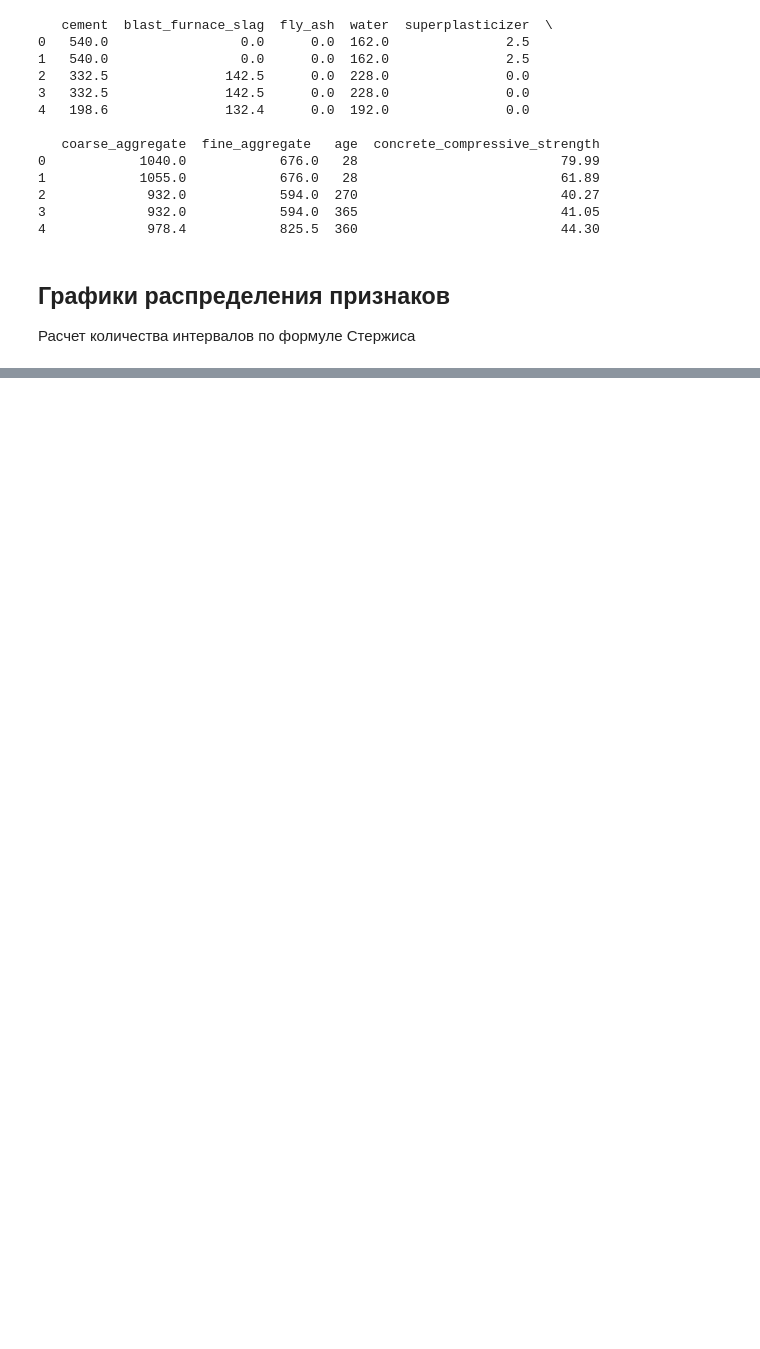
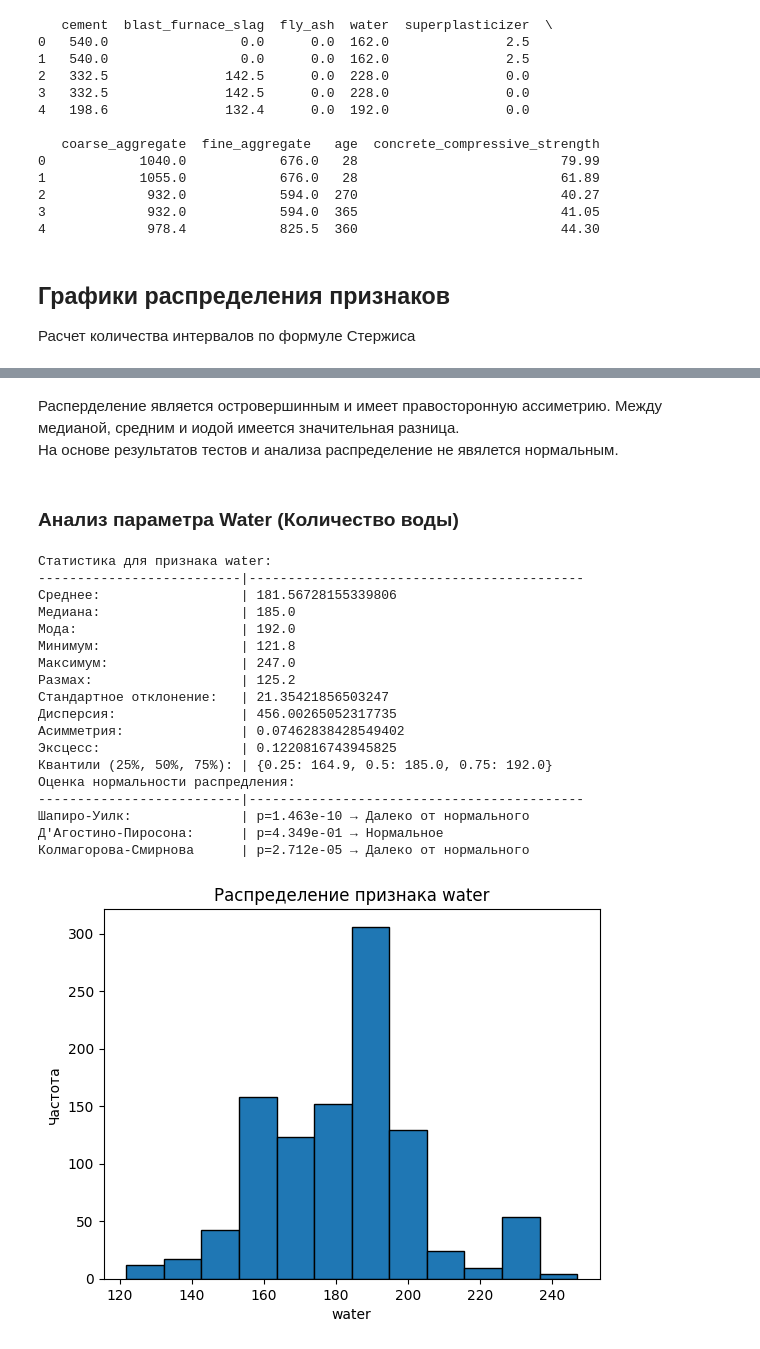
Before and after one commit to olesya1119/ML, a Jupyter notebook: lab1/notebook.ipynb, the cells around one changed output, grey strips where cells are left out. Cells and saved outputs as stored; diff of their text form; code cells hidden in the pictures; blank space fills up the shorter version.

```diff
--- a/lab1/notebook.ipynb
+++ b/lab1/notebook.ipynb
@@ -140,0 +205,27 @@ plt.show()
+# %% [markdown]
+Расперделение является островершинным и имеет правосторонную ассиметрию. Между медианой, средним и иодой имеется значительная разница.
+На основе результатов тестов и анализа распределение не явялется нормальным.
+# %% [markdown]
+### Анализ параметра Water (Количество воды)
+# %%
+print_stats(df, 'water', k)
+# %% [output]
+Статистика для признака water:
+--------------------------|-------------------------------------------
+Среднее:                  | 181.56728155339806
+Медиана:                  | 185.0
+Мода:                     | 192.0
+Минимум:                  | 121.8
+Максимум:                 | 247.0
+Размах:                   | 125.2
+Стандартное отклонение:   | 21.35421856503247
+Дисперсия:                | 456.00265052317735
+Асимметрия:               | 0.07462838428549402
+Эксцесс:                  | 0.1220816743945825
+Квантили (25%, 50%, 75%): | {0.25: 164.9, 0.5: 185.0, 0.75: 192.0}
+Оценка нормальности распредления:
+--------------------------|-------------------------------------------
+Шапиро-Уилк:              | p=1.463e-10 → Далеко от нормального
+Д'Агостино-Пиросона:      | p=4.349e-01 → Нормальное
+Колмагорова-Смирнова      | p=2.712e-05 → Далеко от нормального
+[figure, added]
```
Also changed, not shown: parts of 35 cells of this notebook, 1 other file.
